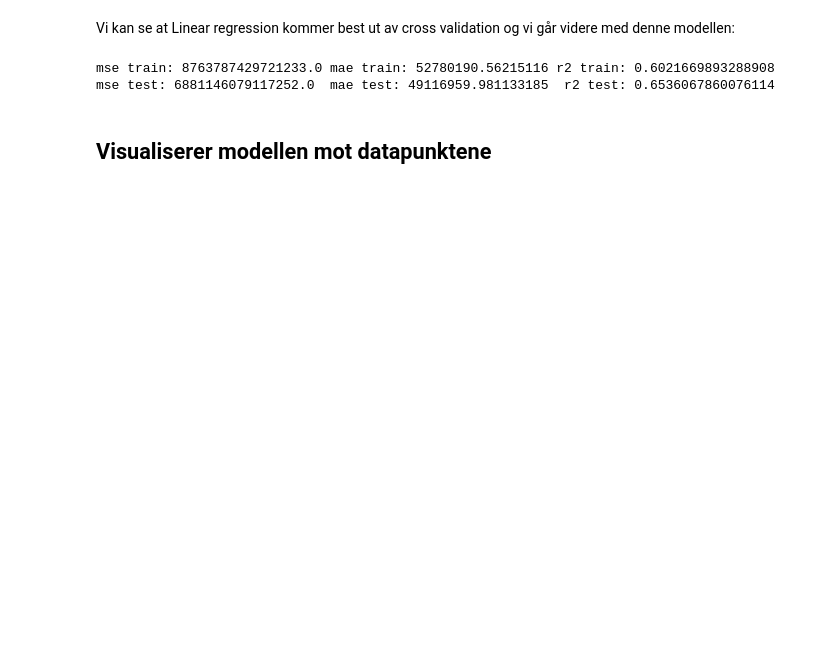
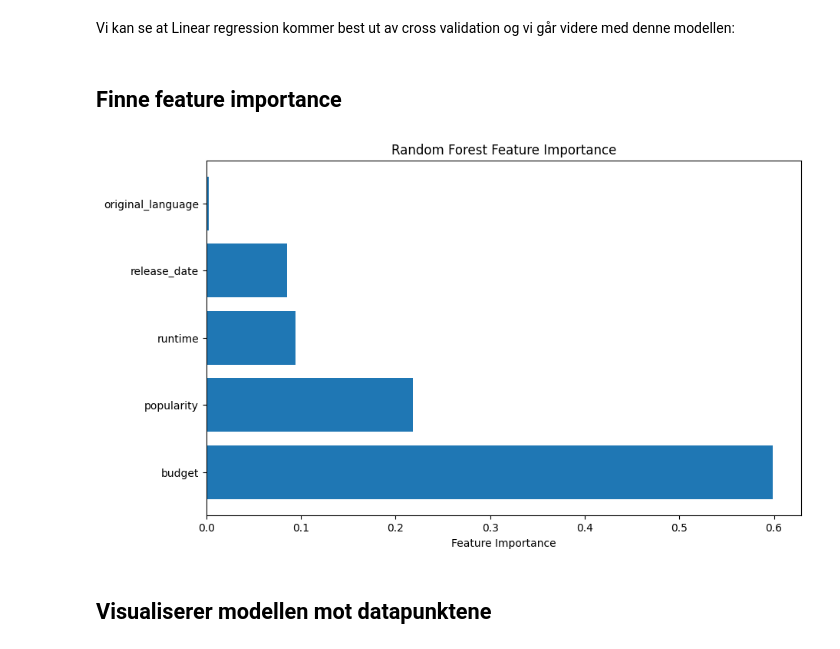
Before and after one commit to h600895/ML-oblig2, a Jupyter notebook: main.ipynb, the cells around one changed output. Cells and saved outputs as stored; diff of their text form; code cells hidden in the pictures; blank space fills up the shorter version.

```diff
--- a/main.ipynb
+++ b/main.ipynb
@@ -267,21 +287,2 @@ Lowest: 8863973018763933.0
 # %% [markdown]
 Vi kan se at Linear regression kommer best ut av cross validation og vi går videre med denne modellen:
-# %%
-model = models['Linear reg']
-model.fit(X_train, y_train)
-y_pred = model.predict(X_test)
-y_pred_train = model.predict(X_train)
-
-mse_train = mean_squared_error(y_train, y_pred_train)
-mae_train = mean_absolute_error(y_train, y_pred_train)
-r2_train = r2_score(y_train, y_pred_train)
-
-mse = mean_squared_error(y_test, y_pred)
-mae = mean_absolute_error(y_test, y_pred)
-r2 = r2_score(y_test, y_pred)
-
-print("\nmse train:", mse_train, "mae train:", mae_train, "r2 train:", r2_train)
-print("mse test:", mse, " mae test:", mae," r2 test:", r2)
-# %% [output]
-mse train: 8763787429721233.0 mae train: 52780190.56215116 r2 train: 0.6021669893288908
-mse test: 6881146079117252.0  mae test: 49116959.981133185  r2 test: 0.6536067860076114
@@ -288,3 +293,23 @@ mse test: 6881146079117252.0  mae test: 49116959.981133185  r2 test: 0.653606786
+# %% [markdown]
+## Finne feature importance
+# %%
+feature_importance = model.feature_importances_
+
+feature_names = X_train.columns
+feature_importance_dict = dict(zip(feature_names, feature_importance))
+
+import matplotlib.pyplot as plt
+
+sorted_feature_importance = sorted(feature_importance_dict.items(), key=lambda x: x[1], reverse=True)
+features, importance = zip(*sorted_feature_importance)
+
+plt.figure(figsize=(10, 6))
+plt.barh(features, importance)
+plt.xlabel('Feature Importance')
+plt.title('Random Forest Feature Importance')
+plt.show()
+# %% [output]
+[figure, added]
 # %% [markdown]
 ## Visualiserer modellen mot datapunktene
 # %%
```
Also changed, not shown: parts of 17 cells of this notebook.
